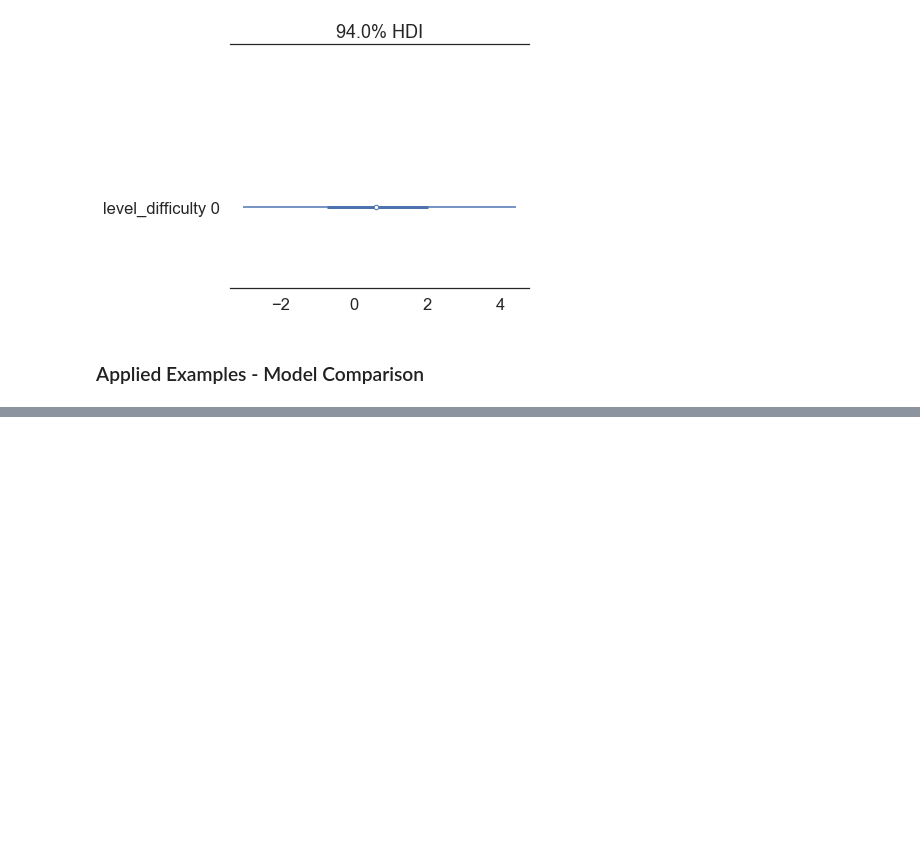
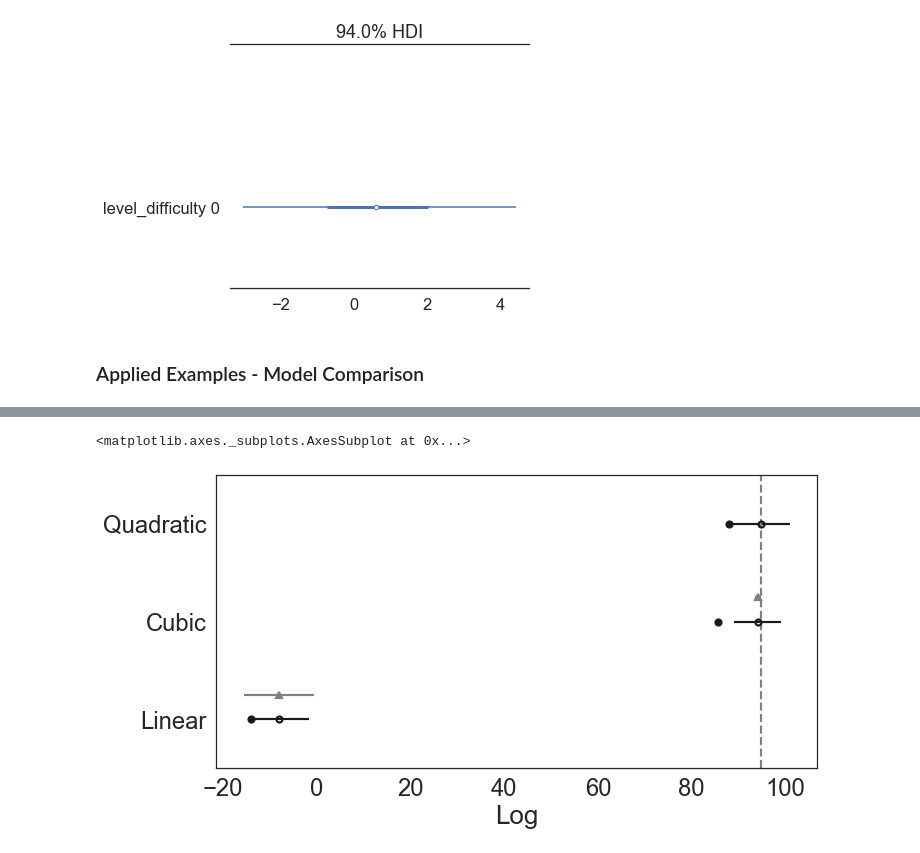
Before and after one commit to vb690/introduction_bayesian_analysis, a Jupyter notebook: workshop_slides_applied.ipynb, the cells around one changed output, grey strips where cells are left out. Drawn from its saved outputs; the diff is of its cells as text; code cells hidden in the pictures; blank space fills up the shorter version.

```diff
--- a/workshop_slides_applied.ipynb
+++ b/workshop_slides_applied.ipynb
@@ -825,0 +882,7 @@ dtype: float64
+# %%
+df_results = pm.compare(
+    {name: model.get_traces() for name, model in models.items()},
+    ic='loo',
+    scale='log'
+)
+df_results
@@ -825,0 +897,8 @@ dtype: float64
+# %%
+pm.plot_compare(
+    df_results,
+    figsize=(10, 5)
+)
+# %% [output]
+<matplotlib.axes._subplots.AxesSubplot at 0x...>
+[figure, added]
```
Also changed, not shown: parts of 4 cells of this notebook, 4 other files.
